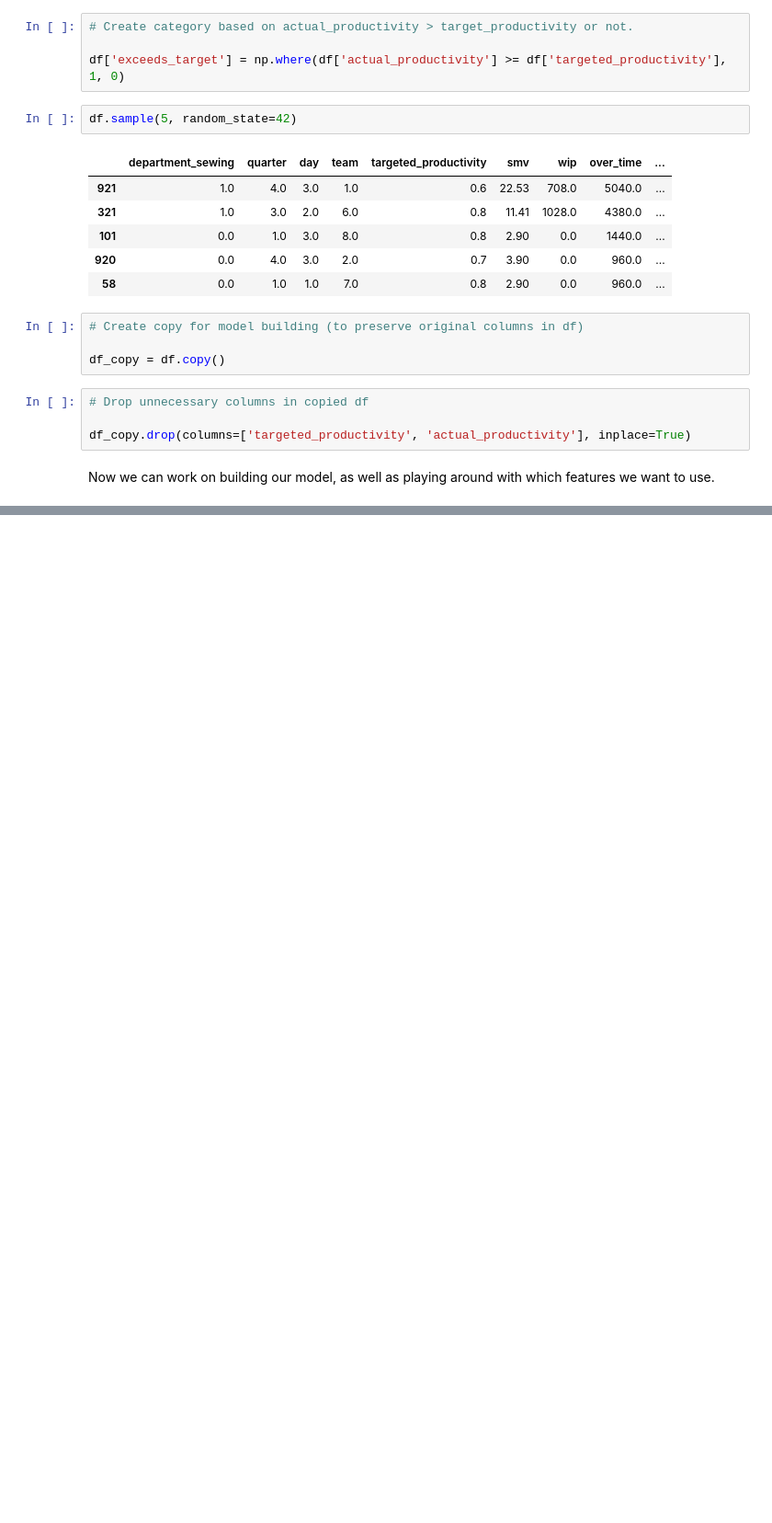
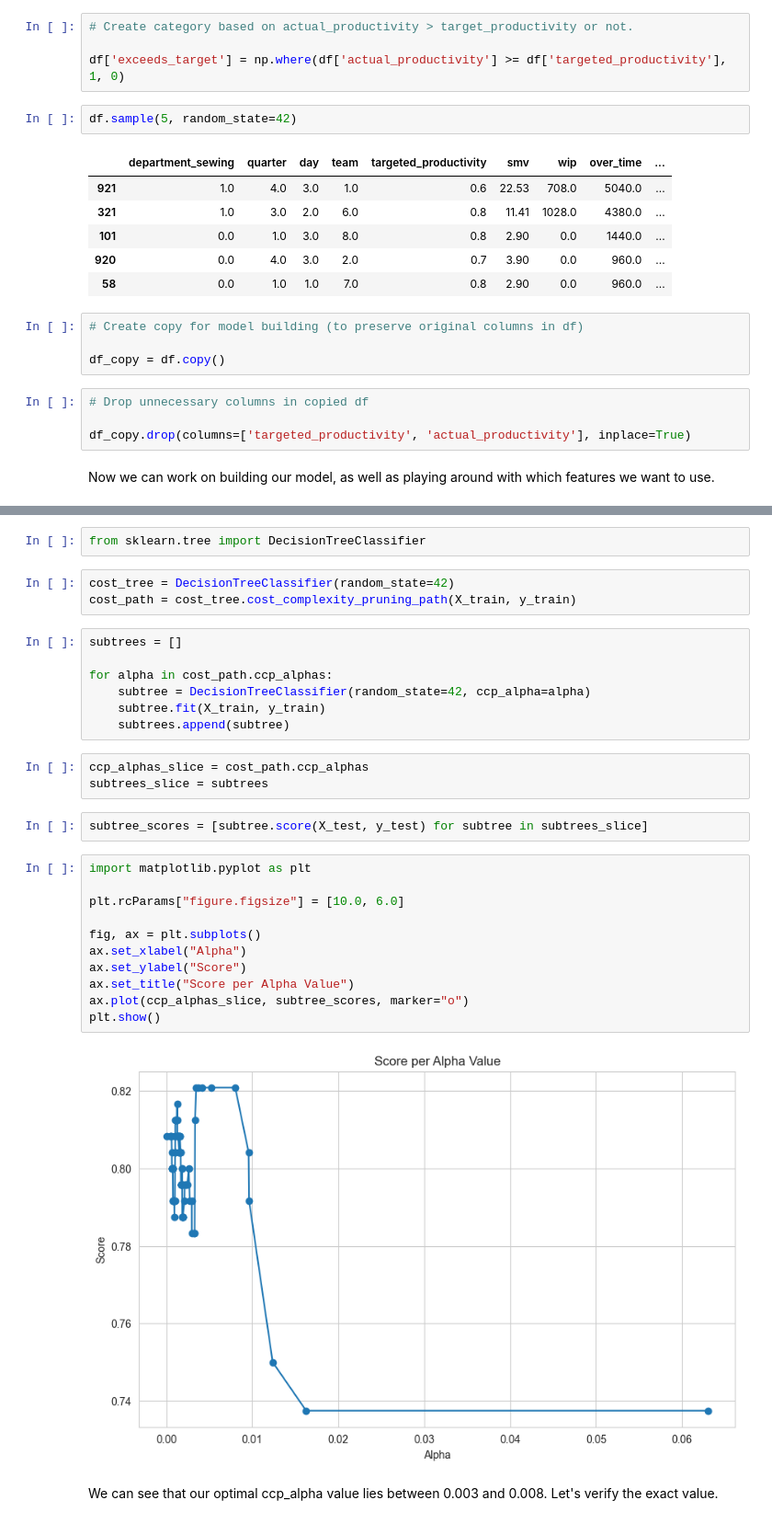
Before and after one commit to jastro-dev/dq-ds-06-employee-productivity-prediction-tree-models, a Jupyter notebook: main_notebook.ipynb, the cells around one changed output, grey strips where cells are left out. Shown at 92% size. Saved outputs shown, nothing was run; the diff lists cells and outputs as text; blank space fills up the shorter version.

```diff
--- a/main_notebook.ipynb
+++ b/main_notebook.ipynb
@@ -536,0 +552,32 @@ Now we can work on building our model, as well as playing around with which feat
+# %%
+from sklearn.tree import DecisionTreeClassifier
+# %%
+cost_tree = DecisionTreeClassifier(random_state=42)
+cost_path = cost_tree.cost_complexity_pruning_path(X_train, y_train)
+# %%
+subtrees = []
+
+for alpha in cost_path.ccp_alphas:
+    subtree = DecisionTreeClassifier(random_state=42, ccp_alpha=alpha)
+    subtree.fit(X_train, y_train)
+    subtrees.append(subtree)
+# %%
+ccp_alphas_slice = cost_path.ccp_alphas
+subtrees_slice = subtrees
+# %%
+subtree_scores = [subtree.score(X_test, y_test) for subtree in subtrees_slice]
+# %%
+import matplotlib.pyplot as plt
+
+plt.rcParams["figure.figsize"] = [10.0, 6.0]
+
+fig, ax = plt.subplots()
+ax.set_xlabel("Alpha")
+ax.set_ylabel("Score")
+ax.set_title("Score per Alpha Value")
+ax.plot(ccp_alphas_slice, subtree_scores, marker="o")
+plt.show()
+# %% [output]
+[figure, added]
+# %% [markdown]
+We can see that our optimal ccp_alpha value lies between 0.003 and 0.008. Let's verify the exact value.
```
Also changed, not shown: parts of 36 cells of this notebook.
